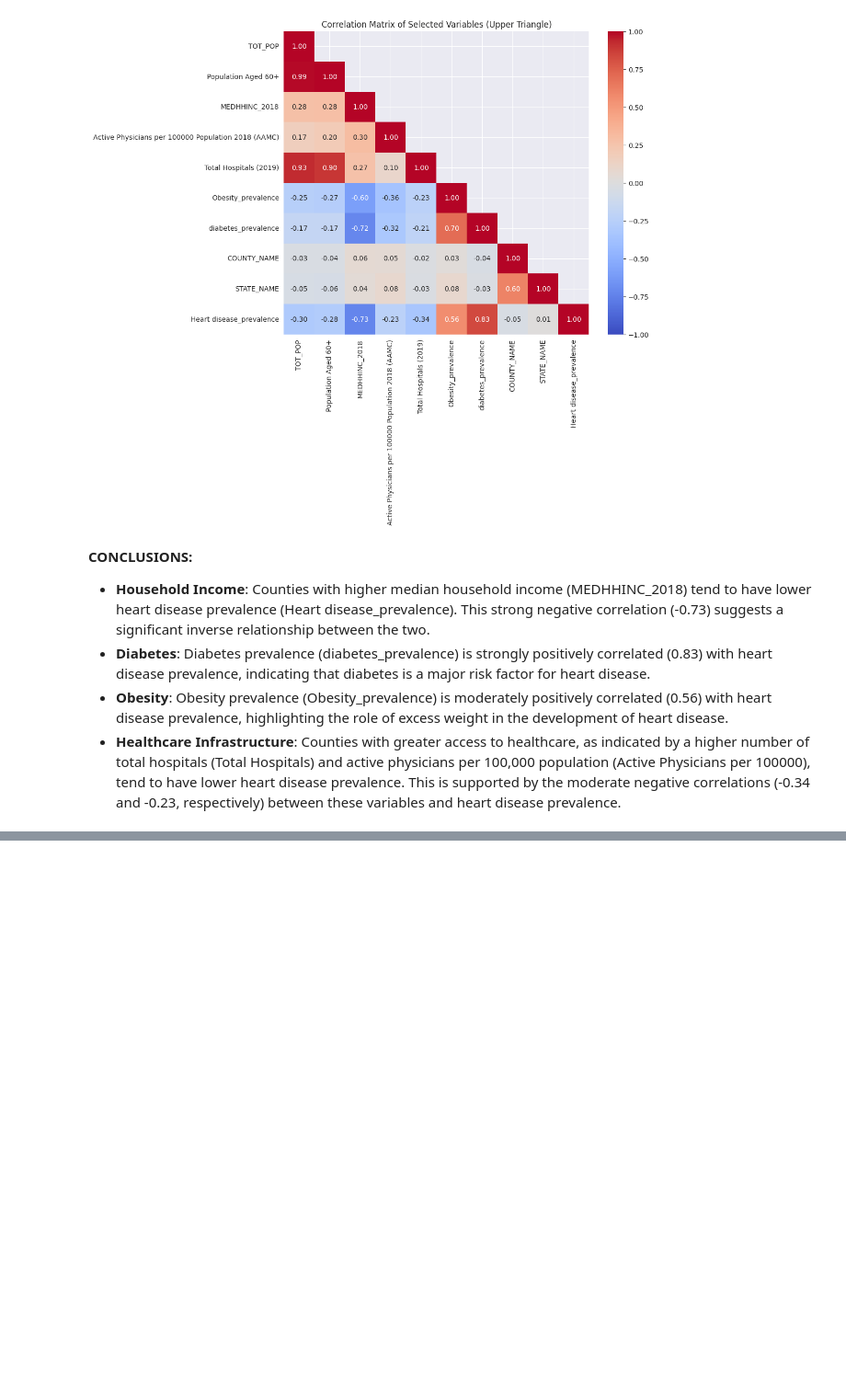
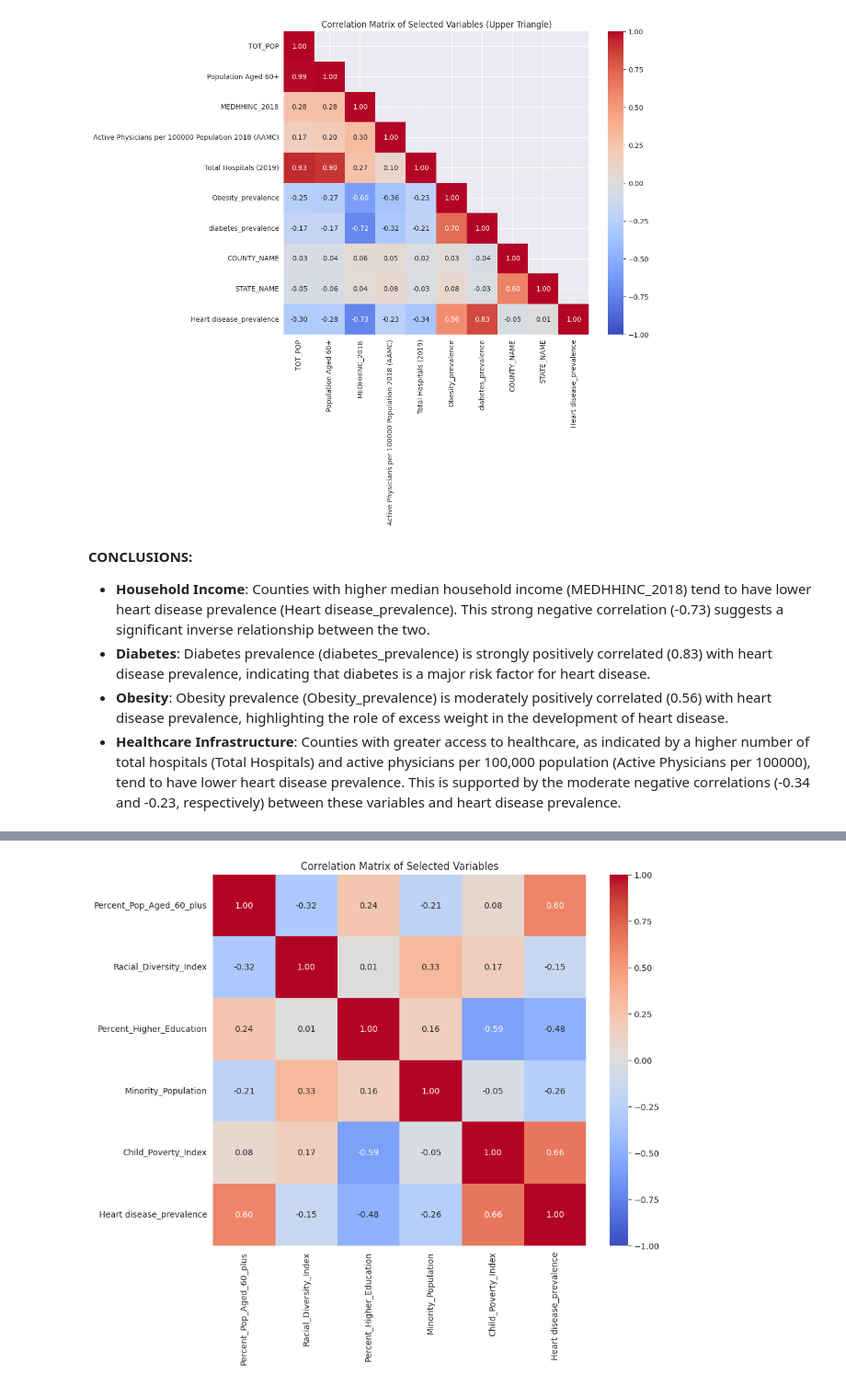
Before and after one commit to jenuzho/DEMOGRAPHIC-HEALTH-regularized-lineal-regression, a Jupyter notebook: src/explore.ipynb, the cells around one changed output, grey strips where cells are left out. Shown at 92% size. Saved outputs shown, nothing was run; the diff lists cells and outputs as text; code cells hidden in the pictures; blank space fills up the shorter version.

```diff
--- a/src/explore.ipynb
+++ b/src/explore.ipynb
@@ -982,0 +1117,4 @@ plt.show()
+# %%
+df['Minority_Population'] = (df['Black-alone pop'] + df['Native American/American Indian-alone pop'] +
+                             df['Asian-alone pop'] + df['Hawaiian/Pacific Islander-alone pop'] +
+                             df['Two or more races pop'])
@@ -982,0 +1123,29 @@ plt.show()
+# %%
+df['Child_Poverty_Index'] = (df['PCTPOV017_2018'] + df['PCTPOV517_2018']) / 2
+# %%
+def add_and_drop_features(df):
+
+    df['Percent_Pop_Aged_60_plus'] = (df['60-69'] + df['70-79'] + df['80+']) / df['TOT_POP'] * 100
+    df['Racial_Diversity_Index'] = (df[['% White-alone', '% Black-alone', '% NA/AI-alone', '% Asian-alone',
+                                        '% Hawaiian/PI-alone', '% Two or more races']] > 5).sum(axis=1)
+    df['Percent_Higher_Education'] = (df["Some college or associate's degree 2014-18"] +
+                                      df["Bachelor's degree or higher 2014-18"]) / df['TOT_POP'] * 100
+    df['Minority_Population'] = (df['Black-alone pop'] + df['Native American/American Indian-alone pop'] +
+                                 df['Asian-alone pop'] + df['Hawaiian/Pacific Islander-alone pop'] +
+                                 df['Two or more races pop'])
+    df['Child_Poverty_Index'] = (df['PCTPOV017_2018'] + df['PCTPOV517_2018']) / 2
+
+
+    columns_to_drop = [
+        '60-69', '70-79', '80+', '% White-alone', '% Black-alone', '% NA/AI-alone', '% Asian-alone',
+        '% Hawaiian/PI-alone', '% Two or more races', "Some college or associate's degree 2014-18",
+        "Bachelor's degree or higher 2014-18", 'Black-alone pop', 'Native American/American Indian-alone pop',
+        'Asian-alone pop', 'Hawaiian/Pacific Islander-alone pop', 'Two or more races pop', 'PCTPOV017_2018',
+        'PCTPOV517_2018'
+    ]
+    df.drop(columns=columns_to_drop, inplace=True)
+    return df
+
+
+df_with_outliers = add_and_drop_features(df_with_outliers)
+df_without_outliers = add_and_drop_features(df_without_outliers)
@@ -982,0 +1170,14 @@ plt.show()
+# %%
+new_features = ['Percent_Pop_Aged_60_plus', 'Racial_Diversity_Index', 'Percent_Higher_Education', 'Minority_Population', 'Child_Poverty_Index', 'Heart disease_prevalence']
+
+df_selected = df_with_outliers[new_features]
+
+correlation_matrix = df_selected.corr()
+
+plt.figure(figsize=(10, 8))
+sns.heatmap(correlation_matrix, annot=True, cmap='coolwarm', vmin=-1, vmax=1, fmt=".2f")
+print()
+plt.title('Correlation Matrix of Selected Variables')
+plt.show()
+# %% [output]
+[figure, added]
```
Also changed, not shown: parts of 72 cells of this notebook, 41 other files.
